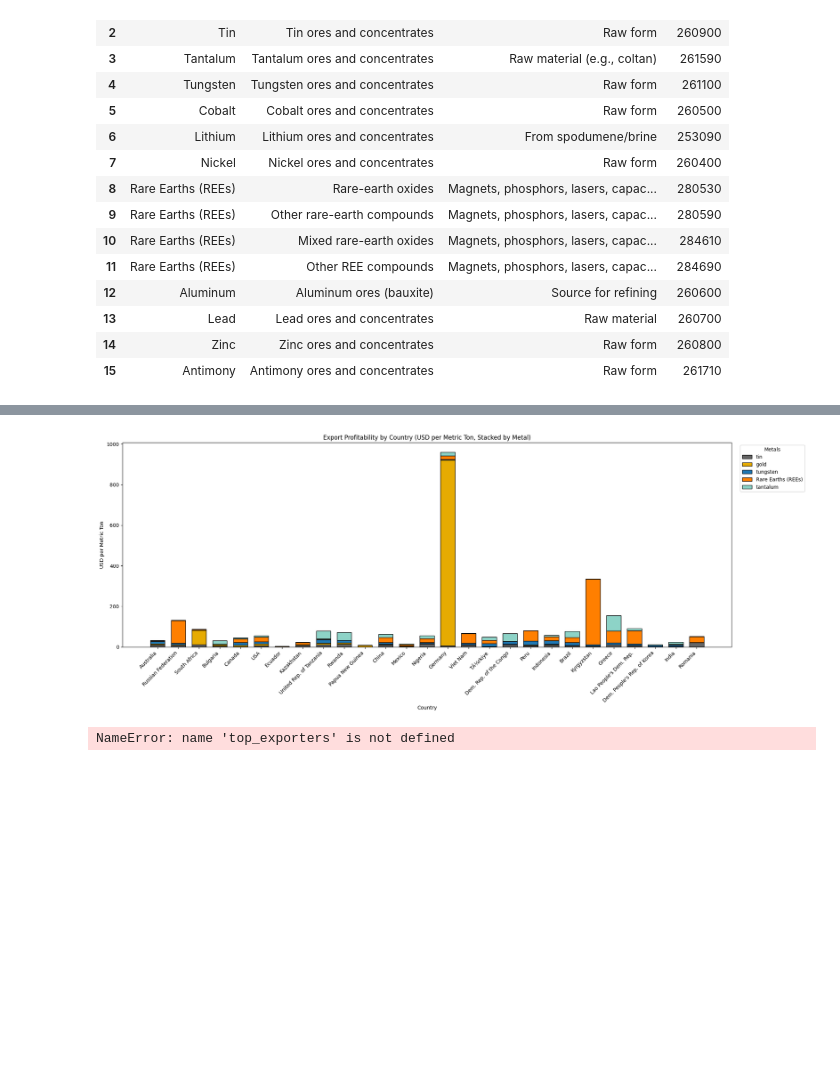
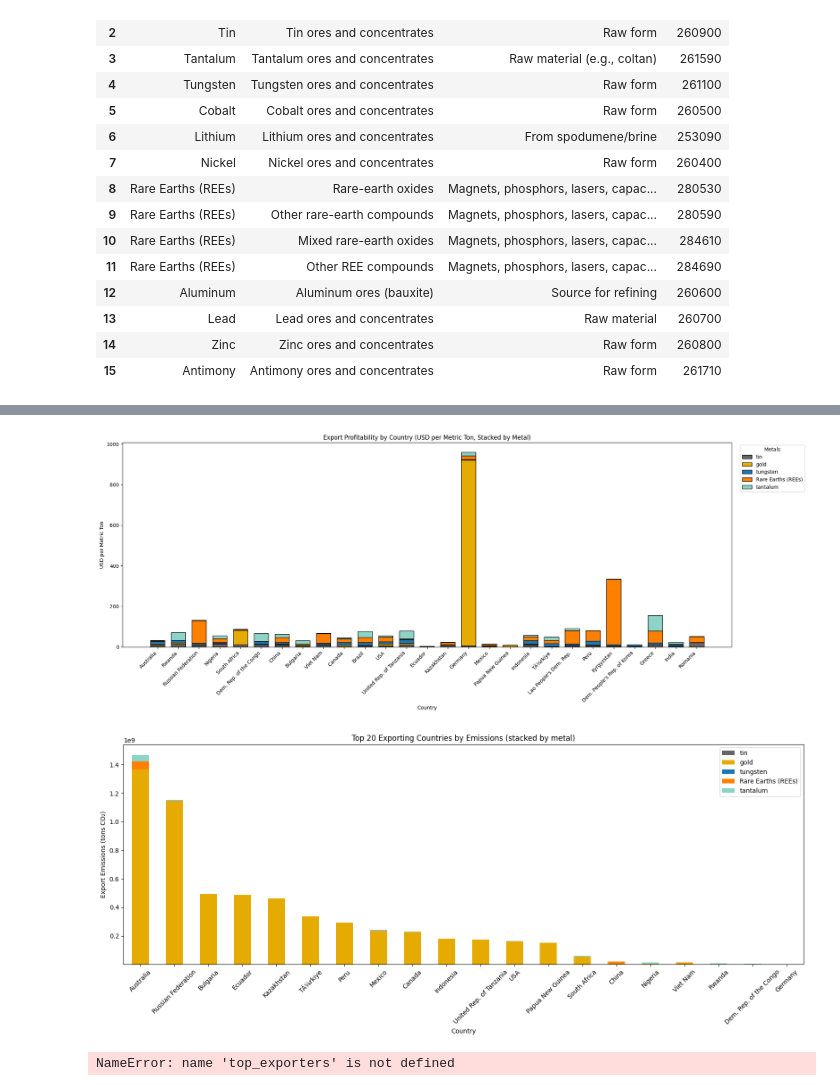
Before and after one commit to pgunhal/E-Waste-Research, a Jupyter notebook: src/mining_metalwise_analysis_stacked.ipynb, the cells around one changed output, grey strips where cells are left out. Saved outputs shown, nothing was run; the diff lists cells and outputs as text; code cells hidden in the pictures; blank space fills up the shorter version.

```diff
--- a/src/mining_metalwise_analysis_stacked.ipynb
+++ b/src/mining_metalwise_analysis_stacked.ipynb
@@ -257,7 +270,7 @@ for metal in valid_metals:
     label = metal if metal not in shown_labels else None
     ax.bar(x, profitability_df[metal], width=bar_width,
            bottom=bottom_profit, label=label,
-           color=color_map[metal], edgecolor='black')
+           color=color_map[metal][0], edgecolor='black')
     bottom_profit += profitability_df[metal]
     shown_labels.add(metal)
 
@@ -272,7 +285,51 @@ ax.legend(title="Metals", bbox_to_anchor=(1.01, 1), loc="upper left")
 plt.tight_layout()
 plt.show()
 # %% [output]
-[figure, old version]
+[figure, new version]
+# %%
+valid_metals = [col for col in quantity_df.columns if col in color_map]
+quantity_df[valid_metals] = quantity_df[valid_metals].apply(pd.to_numeric, errors='coerce')
+
+# Apply emissions factors to get emissions per country per metal
+emissions_df = pd.DataFrame(index=quantity_df.index)
+
+for metal in valid_metals:
+    emissions_factor = color_map[metal][2]
+    emissions_df[metal] = quantity_df[metal] * emissions_factor
+
+# Sum total emissions per country
+total_emissions = emissions_df.sum(axis=1)
+
+# Filter based on value exporters to stay consistent with top_exporters_value
+nonzero_emissions = total_emissions.loc[top_exporters_value]
+
+# Select top N by total emissions
+top_n = min(20, len(nonzero_emissions))
+top_exporters_emissions = nonzero_emissions.nlargest(top_n).index
+
+# Subset and prepare emissions data
+emissions_top = emissions_df.loc[top_exporters_emissions].copy()
+emissions_top["total"] = emissions_top[valid_metals].sum(axis=1)
+emissions_top = emissions_top.sort_values(by="total", ascending=False).drop(columns="total")
+
+# Drop metals with all NaNs
+non_empty_metals = emissions_top[valid_metals].dropna(axis=1, how='all').columns.tolist()
+
+# Plot
+if not non_empty_metals:
+    print("No numeric data available for selected metals and countries.")
+else:
+    colors = [color_map[m][0] for m in non_empty_metals]
+    fig, ax = plt.subplots(figsize=(16, 7))
+    emissions_top[non_empty_metals].plot(kind="bar", stacked=True, color=colors, ax=ax)
+    ax.set_title(f"Top {top_n} Exporting Countries by Emissions (stacked by metal)")
+    ax.set_ylabel("Export Emissions (tons CO₂)")
+    ax.set_xlabel("Country")
+    plt.xticks(rotation=45)
+    plt.tight_layout()
+    plt.show()
+# %% [output]
+[figure, added]
 # %%
 #  GLOBAL SHARE OF EXPORT VALUE (MANUFACTURING)
 valid_categories = [col for col in value_df_top.columns if col in color_map]
```
Also changed, not shown: parts of 5 cells of this notebook.
